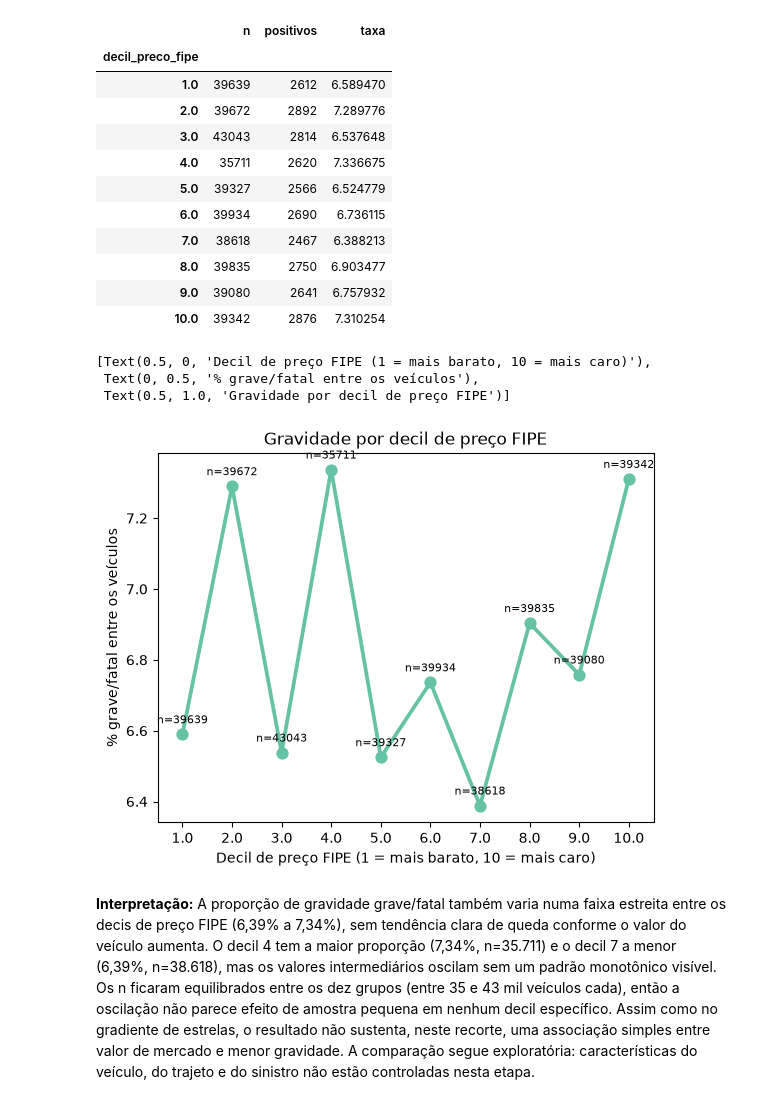
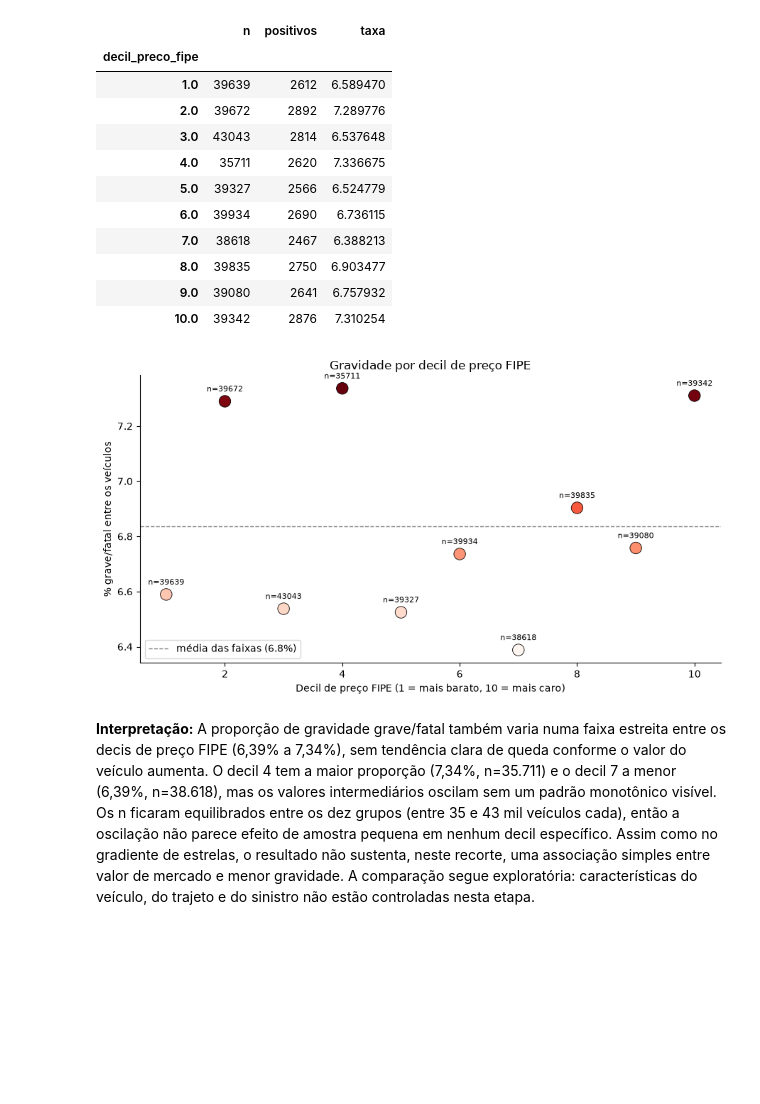
Before and after one commit to ju-caju/analise-seguranca-veicular-prf, a Jupyter notebook: notebooks/relatorio-final.ipynb, the cells around one changed output. Saved outputs shown, nothing was run; the diff lists cells and outputs as text; code cells hidden in the pictures; blank space fills up the shorter version.

```diff
--- a/notebooks/relatorio-final.ipynb
+++ b/notebooks/relatorio-final.ipynb
@@ -788,25 +802,14 @@ gradiente_preco
 | 8.0 | 39835 | 2750 | 6.903477 |
 | 9.0 | 39080 | 2641 | 6.757932 |
 | 10.0 | 39342 | 2876 | 7.310254 |
-# %%
-ax = sns.pointplot(
-    data=gradiente_preco.reset_index(),
-    x="decil_preco_fipe", y="taxa",
-)
-for x, (_, linha) in enumerate(gradiente_preco.iterrows()):
-    ax.annotate(f"n={int(linha['n'])}", (x, linha["taxa"]), textcoords="offset points",
-                xytext=(0, 8), ha="center", fontsize=8)
-
-ax.set(
-    xlabel="Decil de preço FIPE (1 = mais barato, 10 = mais caro)",
-    ylabel="% grave/fatal entre os veículos",
-    title="Gravidade por decil de preço FIPE",
-)
-# %% [output]
-[Text(0.5, 0, 'Decil de preço FIPE (1 = mais barato, 10 = mais caro)'),
- Text(0, 0.5, '% grave/fatal entre os veículos'),
- Text(0.5, 1.0, 'Gravidade por decil de preço FIPE')]
-[figure, removed]
+# %%
+grafico_gradiente(
+    gradiente_preco, "decil_preco_fipe",
+    xlabel="Decil de preço FIPE (1 = mais barato, 10 = mais caro)",
+    titulo="Gravidade por decil de preço FIPE",
+)
+# %% [output]
+[figure, added]
 # %% [markdown]
 **Interpretação:** A proporção de gravidade grave/fatal também varia numa faixa estreita entre os
 decis de preço FIPE (6,39% a 7,34%), sem tendência clara de queda conforme o valor do veículo
```
Also changed, not shown: parts of 19 cells of this notebook.
